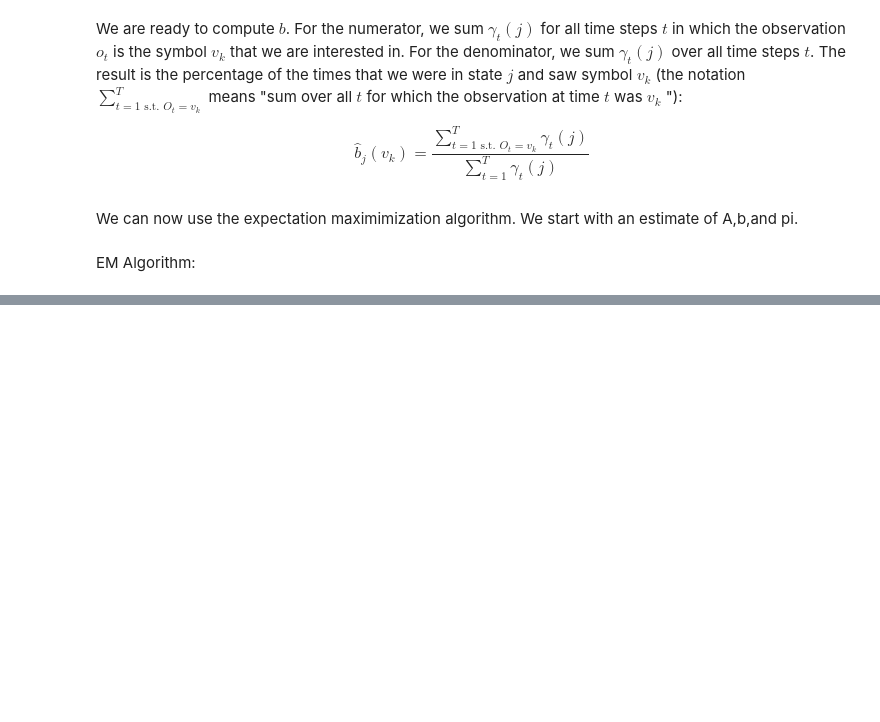
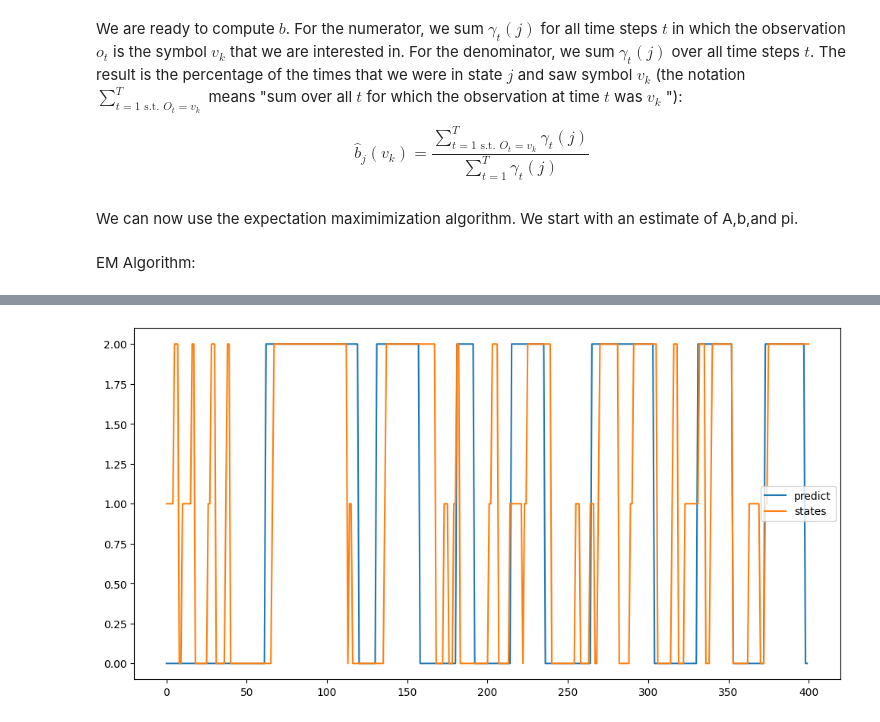
Before and after one commit to lmb2327/HMM, a Jupyter notebook: HMM_in progres.ipynb, the cells around one changed output, grey strips where cells are left out. Cells and saved outputs as stored; diff of their text form; code cells hidden in the pictures; blank space fills up the shorter version.

Commit message:
added viterbi

```diff
--- a/HMM_in progres.ipynb
+++ b/HMM_in progres.ipynb
@@ -434,0 +475,35 @@ THE ESTIMATE FOR b IS
+# %%
+viterbi = np.zeros((N,T))
+backpointers = np.zeros((N,T))
+
+#for the first time step, the maximumi is the highest starting probability * proba of seeing observation 0
+for j in range(N):
+    viterbi[j,0] = pi[j]*b[j,observations[0]]
+    backpointers[j,0] = 0
+
+#Find which one has the highest probability to yield the observation at the next step
+for t in range(1,T-1):
+    for j in range(N):
+        viterbi[j,t] = np.max(viterbi[:,t-1]*A[:,j]*b[j,observations[t]])
+        #find the index (state)
+        backpointers[j,t] = np.where(viterbi[:,t-1]*A[:,j]*b[j,observations[t]] == np.max(viterbi[:,t-1]*A[:,j]*b[j,observations[t]]))[0][0]
+
+#The best path prob
+bestpathprob = np.max(viterbi[:,T-1])
+
+#the final backpointer
+bestbackpointer = np.where(viterbi[:,T-1] == bestpathprob)[0][0]
+bestpath = np.zeros(T)
+
+#the last of the bestpath is the lastbackpointer
+bestpath[T-1] = bestbackpointer
+for t in range(T-2, -1, -1):
+    bestpath[t] = backpointers[int(bestpath[t+1]), t+1]
+
+plt.figure(figsize = (12,6))
+plt.plot(bestpath,label = "predict")
+plt.plot(states, label = "states")
+plt.legend()
+plt.show()
+# %% [output]
+[figure, added]
```
Also changed, not shown: parts of 4 cells of this notebook.
